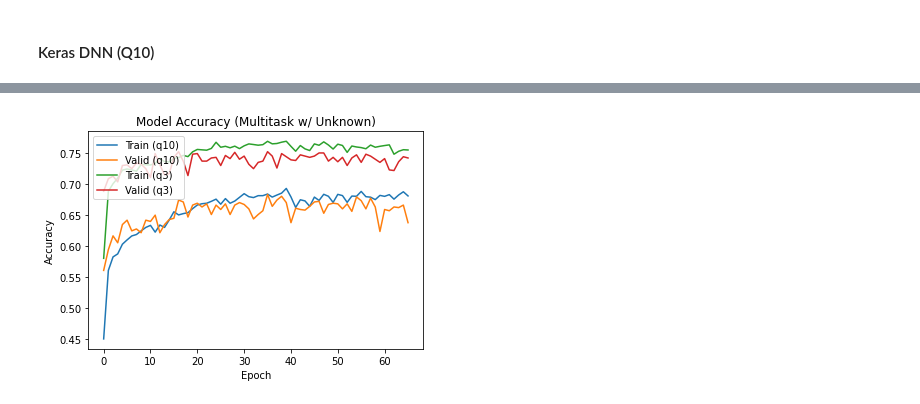
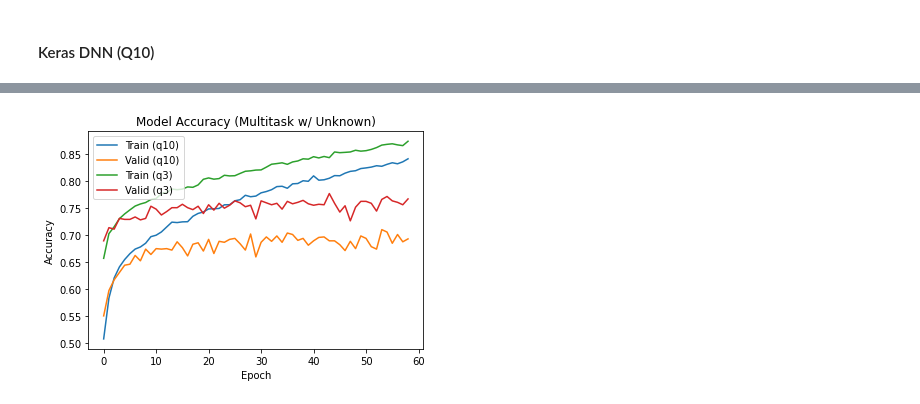
Before and after one commit to rdedhia/tape, a Jupyter notebook: notebooks/6_multitask.ipynb, the cells around one changed output, grey strips where cells are left out. Saved outputs shown, nothing was run; the diff lists cells and outputs as text; code cells hidden in the pictures.

```diff
--- a/notebooks/6_multitask.ipynb
+++ b/notebooks/6_multitask.ipynb
@@ -143,0 +90,27 @@ reverse_id_dict = {value: key for key, value in id_dict.items()}
+# %%
+def gen_df(embeddings):
+    """
+    Iterate over all of the sequence IDs in the given subset of the dataset (embeddings),
+    as a nested numpy array. Produce a numpy array of the average embeddings for each
+    sequence, as will a list of the labels by looking up the sequence IDs in seq_id_to_label
+
+    Args:
+        embeddings (numpy.lib.npyio.NpzFile): Nested numpy array containing embeddings for each sequence ID
+        seq_id_to_label (dict[str,str]): Map from sequence ID to classification label
+
+    Returns:
+        output (pd.DataFrame): Average embeddings for each sequence
+        labels (list[str])
+    """
+    keys = embeddings.files
+    output, loc_labels, mem_labels = [], [], []
+    for key in keys:
+        d = embeddings[key].item()["avg"]
+        loc_labels.append(seq_id_to_q10[key])
+        mem_labels.append(seq_id_to_q2[key])
+        output.append(d)
+    return pd.DataFrame(output), loc_labels, mem_labels
+# %%
+train_df, train_loc_labels, train_mem_labels = gen_df(train_arrays)
+valid_df, valid_loc_labels, valid_mem_labels = gen_df(valid_arrays)
+test_df, test_loc_labels, test_mem_labels = gen_df(test_arrays)
@@ -610,11 +498,10 @@ keras.backend.clear_session()
 
 visible = keras.Input(shape=(768,))
 h1 = Dense(32, activation='relu')(visible)
-h2 = Dropout(0.25)(h1)
-h3 = BatchNormalization()(h2)
+h2 = Dense(32, activation='relu')(h1)
 
-output_q10 = Dense(10, activation='softmax', name='q10')(h3)
-output_q3 = Dense(3, activation='softmax', name='q3')(h3)
+output_q10 = Dense(10, activation='softmax', name='q10')(h2)
+output_q3 = Dense(3, activation='softmax', name='q3')(h2)
 
 model = keras.Model(inputs=visible, outputs=[output_q10, output_q3])
 model.compile(loss=['categorical_crossentropy', 'categorical_crossentropy'],
@@ -656,15 +536,15 @@ Epoch 66/200
 # %%
-plt.plot(history.history['q10_acc'])
-plt.plot(history.history['val_q10_acc'])
-plt.plot(history.history['q3_acc'])
-plt.plot(history.history['val_q3_acc'])
+plt.plot(history.history['q10_accuracy'])
+plt.plot(history.history['val_q10_accuracy'])
+plt.plot(history.history['q3_accuracy'])
+plt.plot(history.history['val_q3_accuracy'])
 plt.title('Model Accuracy (Multitask w/ Unknown)')
 plt.ylabel('Accuracy')
 plt.xlabel('Epoch')
 plt.legend(['Train (q10)', 'Valid (q10)', 'Train (q3)', 'Valid (q3)'], loc='upper left')
 plt.show()
 # %% [output]
-[figure, old version]
+[figure, new version]
 # %%
 plt.plot(history.history['q10_loss'])
 plt.plot(history.history['val_q10_loss'])
```
Also changed, not shown: parts of 74 cells of this notebook, 1 other file.
